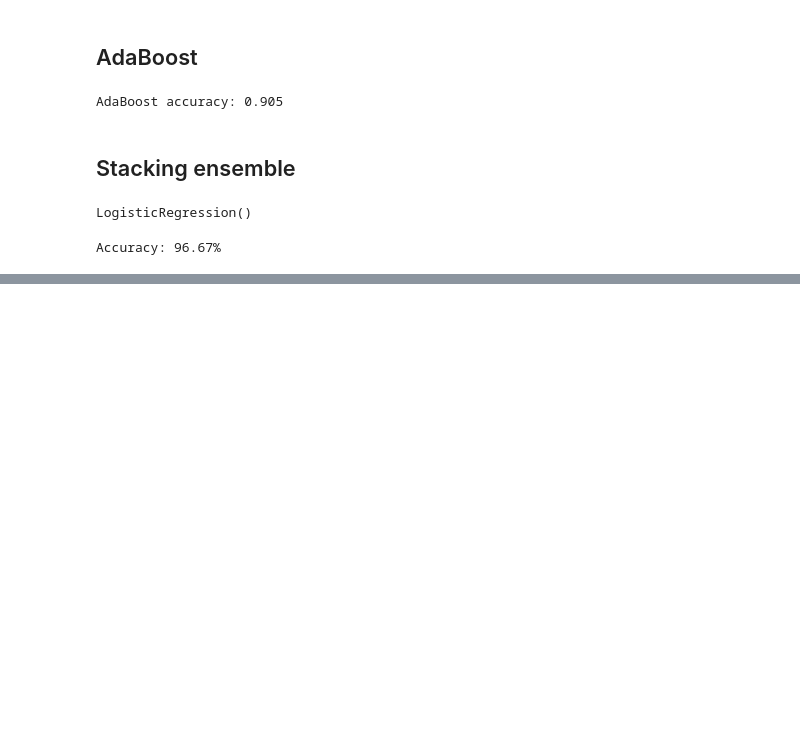
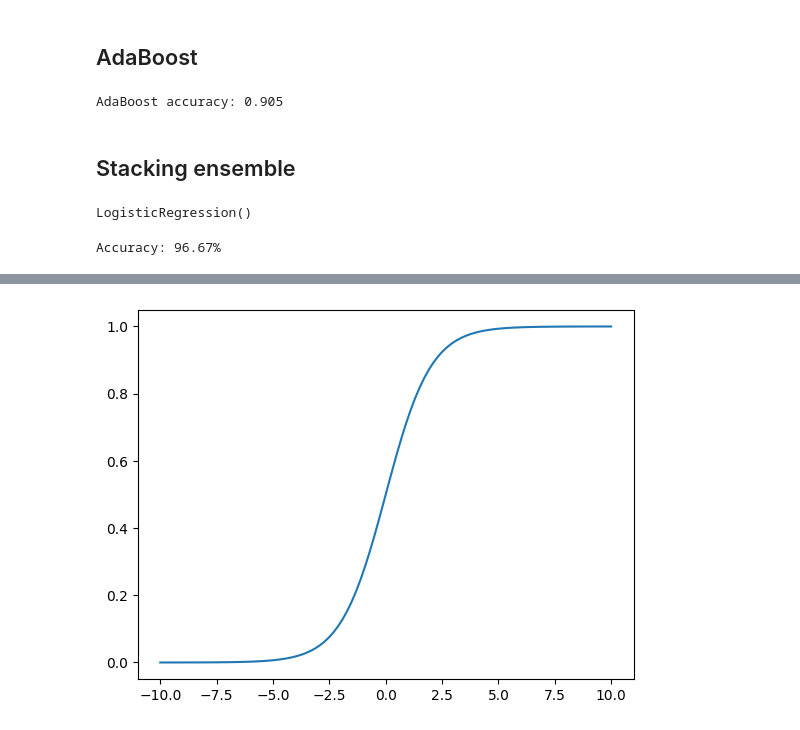
Before and after one commit to mordr/jupyter-notebooks, a Jupyter notebook: ML_scratch.ipynb, the cells around one changed output, grey strips where cells are left out. Cells and saved outputs as stored; diff of their text form; code cells hidden in the pictures; blank space fills up the shorter version.

```diff
--- a/ML_scratch.ipynb
+++ b/ML_scratch.ipynb
@@ -468,0 +528,9 @@ Accuracy: 96.67%
+# %%
+def sigmoid_function(x):
+    return 1 / (1 + np.exp(-x))
+
+y = [sigmoid_function(i) for i in x]
+plt.plot(x, y)
+plt.show()
+# %% [output]
+[figure, added]
```
Also changed, not shown: parts of 10 cells of this notebook.
